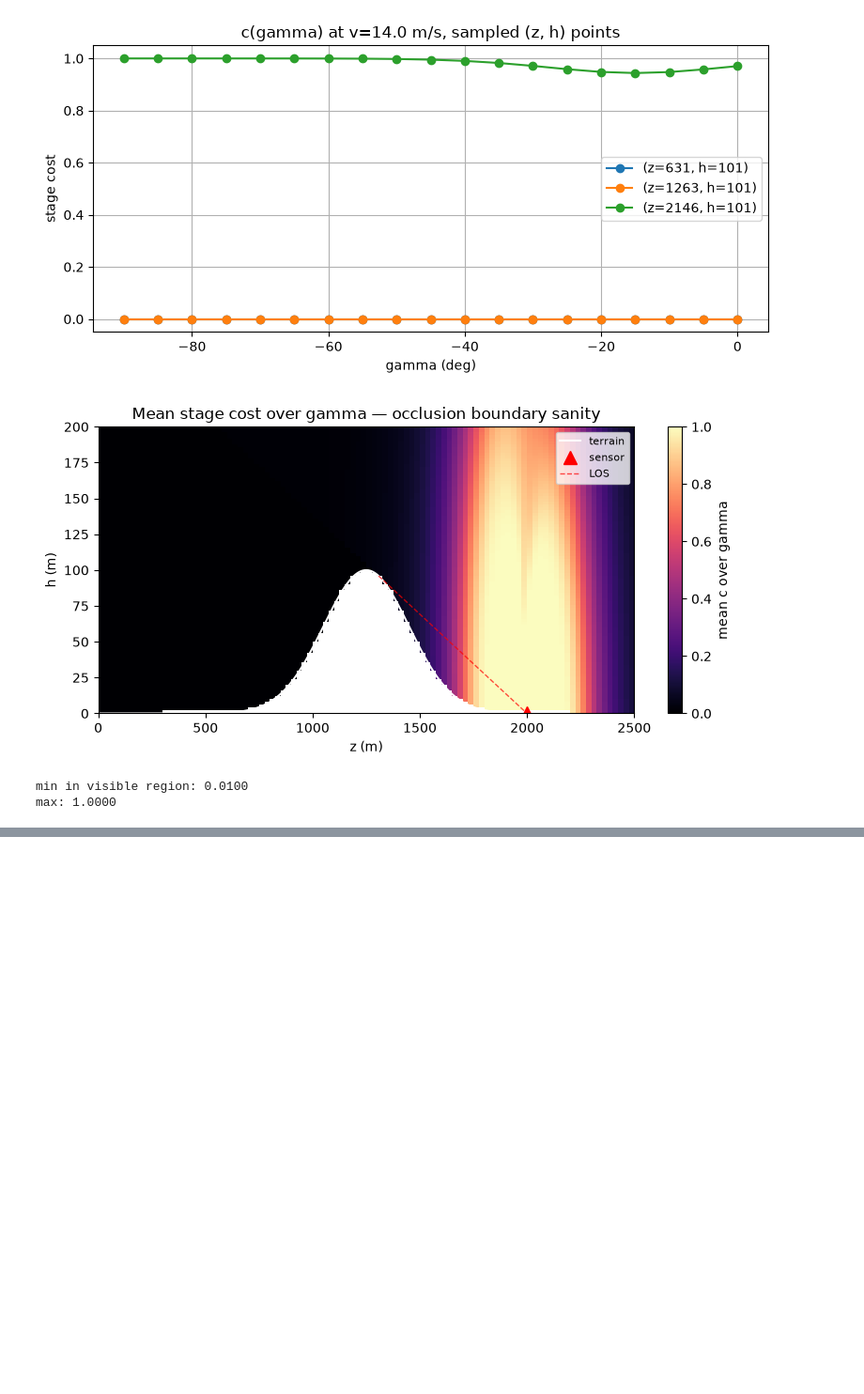
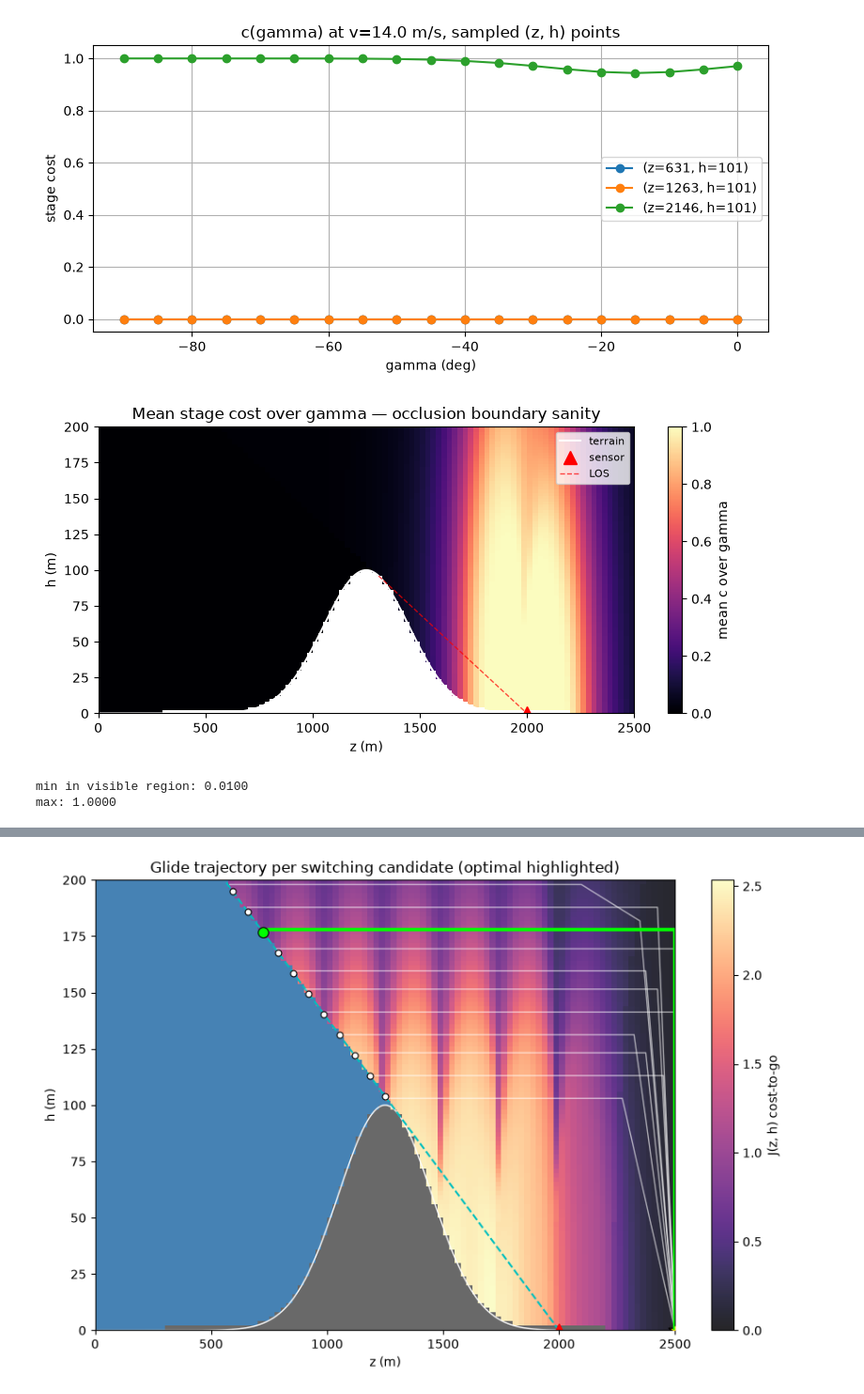
Before and after one commit to jeffersonkim97/glider_hybrid_control, a Jupyter notebook: p1b/p1b_main.ipynb, the cells around one changed output, grey strips where cells are left out. Shown at 94% size. Cells and saved outputs as stored; diff of their text form; code cells hidden in the pictures; blank space fills up the shorter version.

```diff
--- a/p1b/p1b_main.ipynb
+++ b/p1b/p1b_main.ipynb
@@ -935,0 +1428,83 @@ max: 1.0000
+# %%
+# STEP 6-2 PLOT 1 — Switching-Candidate Glide Trajectory Comparison (load step6_2.json, no recompute)
+import matplotlib.pyplot as plt
+import matplotlib.colors as mcolors
+import matplotlib.patches as mpatches
+import numpy as np
+
+costmap_path = os.path.join(DATA_DIR, 'costmap_2d.json')
+with open(costmap_path, 'r') as f:
+    cm = json.load(f)
+step6_2_path = os.path.join(DATA_DIR, 'step6_2.json')
+with open(step6_2_path, 'r') as f:
+    s62 = json.load(f)
+terrain_path = os.path.join(DATA_DIR, 'terrain.json')
+with open(terrain_path, 'r') as f:
+    terrain_data = json.load(f)
+
+z_grid = np.array(cm['z_grid'])
+h_grid = np.array(cm['h_grid'])
+J_2D = np.array(cm['J_2D'])
+terrain_mask_2d = np.array(cm['terrain_mask_2d'], dtype=bool)
+occlusion_mask_2d = np.array(cm['occlusion_mask_2d'], dtype=bool)
+exclude_mask = np.array(cm['exclude_mask_2d'], dtype=bool)
+z_terrain = np.array(terrain_data['z_grid'])
+h_terrain_vals = np.array(terrain_data['h_terrain'])
+LOS = terrain_data['LOS']
+
+candidates = s62['candidates']
+best_idx = s62['best_idx']
+
+TERRAIN_COLOR = 'dimgray'
+OCCLUSION_COLOR = 'steelblue'
+background = np.zeros((len(z_grid), len(h_grid), 4))
+background[occlusion_mask_2d] = mcolors.to_rgba(OCCLUSION_COLOR)
+background[terrain_mask_2d] = mcolors.to_rgba(TERRAIN_COLOR)
+
+J_plot = np.where(np.isfinite(J_2D) & ~exclude_mask, J_2D, np.nan)
+cmap = plt.get_cmap('magma').copy()
+cmap.set_bad(color=(1, 1, 1, 0))
+extent = (z_grid[0], z_grid[-1], h_grid[0], h_grid[-1])
+
+plt.figure(figsize=(9, 6))
+plt.imshow(np.transpose(background, (1, 0, 2)), origin='lower', extent=extent, aspect='auto')
+im = plt.imshow(J_plot.T, origin='lower', extent=extent, aspect='auto', cmap=cmap, alpha=0.85)
+plt.colorbar(im, label='J(z, h) cost-to-go')
+
+plt.plot(z_terrain, h_terrain_vals, 'w-', lw=1.0)
+los_line = LOS['slope'] * z_grid + LOS['intercept']
+plt.plot(z_grid, los_line, 'c--', lw=1.5, label='LOS line')
+plt.plot(params['Z_SENSOR'], params['H_SENSOR'], 'r^', markersize=10, label='sensor')
+plt.scatter([params['Z_GOAL']], [params['H_GOAL']], c='gold', s=120, marker='*', edgecolors='k', zorder=5, label='goal (J=0)')
+
+for idx, c in enumerate(candidates):
+    if not c['reachable']:
+        plt.scatter([c['z_sw']], [c['h_sw']], c='gray', marker='x', s=40, zorder=4,
+                    label='unreachable candidate (h_sw > H_MAX_GRID)' if idx == 0 else None)
+        continue
+    is_best = (idx == best_idx)
+    plt.plot(c['path_z'], c['path_h'],
+              color='lime' if is_best else 'white',
+              lw=2.8 if is_best else 1.0,
+              alpha=1.0 if is_best else 0.6,
+              zorder=6 if is_best else 3,
+              label=f'optimal glide (J={c["J"]:.3f})' if is_best else None)
+    plt.scatter([c['z_sw']], [c['h_sw']],
+                c='lime' if is_best else 'white',
+                s=70 if is_best else 25,
+                edgecolors='k', linewidths=0.8, zorder=7 if is_best else 4,
+                label='optimal switching point' if is_best else None)
+
+plt.xlabel('z (m)')
+plt.ylabel('h (m)')
+plt.xlim(z_grid[0], z_grid[-1])
+plt.ylim(h_grid[0], h_grid[-1])
+plt.title('Glide trajectory per switching candidate (optimal highlighted)')
+legend_handles, legend_labels = plt.gca().get_legend_handles_labels()
+legend_handles += [mpatches.Patch(color=TERRAIN_COLOR, label='terrain'),
+                    mpatches.Patch(color=OCCLUSION_COLOR, label='occlusion zone')]
+# plt.legend(handles=legend_handles, loc='upper right', fontsize=8)
+plt.tight_layout()
+plt.show()
+# %% [output]
+[figure, added]
```
Also changed, not shown: parts of 11 cells of this notebook, 8 other files.
